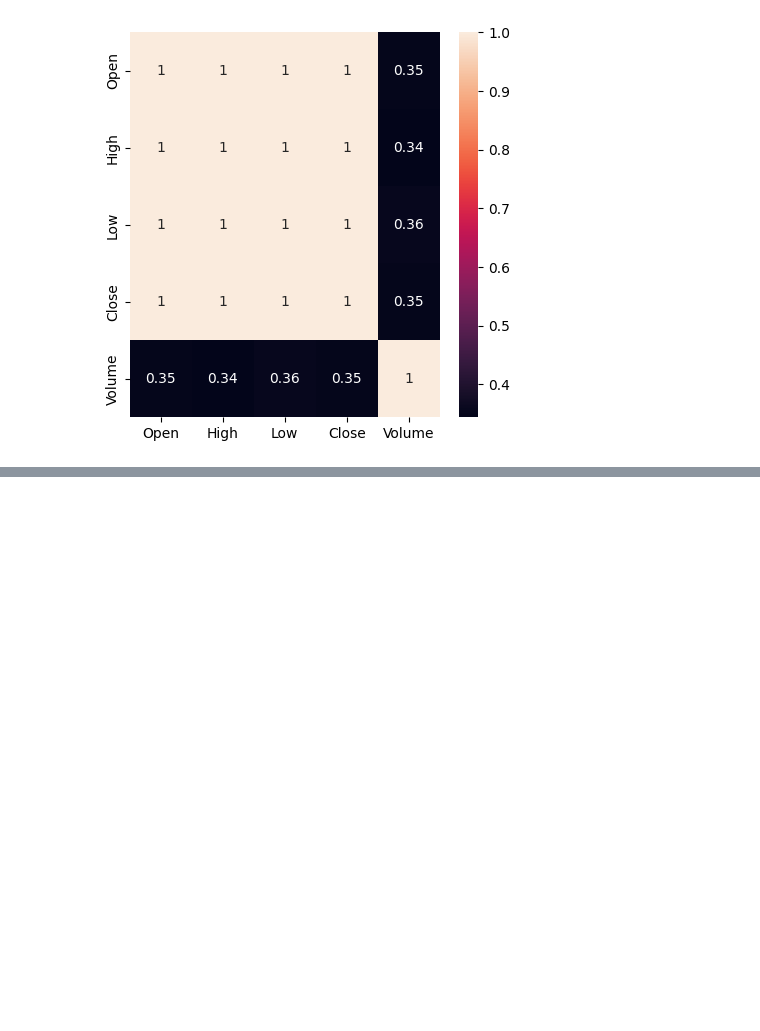
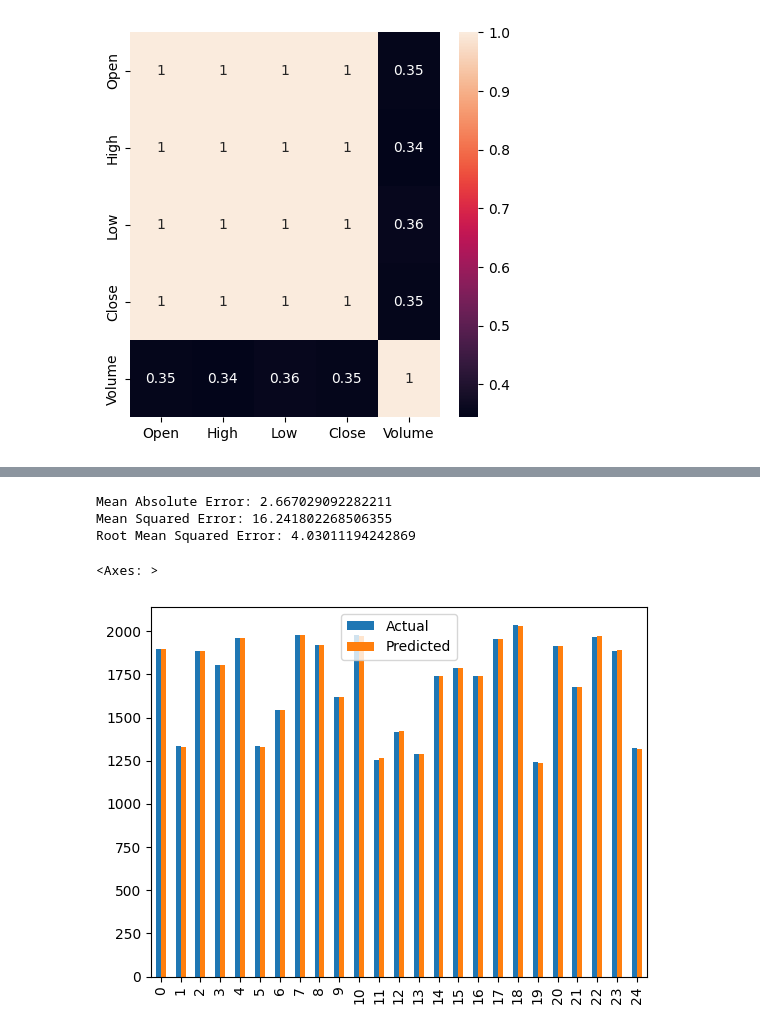
Before and after one commit to muhammad-eka/gold-forecasting-XAUUSD, a Jupyter notebook: Forex_XAUUSD_(GOLD_Prediction).ipynb, the cells around one changed output, grey strips where cells are left out. Drawn from its saved outputs; the diff is of its cells as text; code cells hidden in the pictures; blank space fills up the shorter version.

```diff
--- a/Forex_XAUUSD_(GOLD_Prediction).ipynb
+++ b/Forex_XAUUSD_(GOLD_Prediction).ipynb
@@ -194,0 +198,3 @@ x= data['']
+# %%
+regressor = LinearRegression()
+regressor.fit(x_train,y_train)
@@ -194,0 +211,2 @@ x= data['']
+# %%
+predicted = regressor.predict(x_test)
@@ -194,0 +223,2 @@ x= data['']
+# %%
+dataframe = pd.DataFrame({'Actual': y_test.flatten(), 'Predicted': predicted.flatten()})
@@ -194,0 +245,15 @@ x= data['']
+# %%
+print('Mean Absolute Error:', metrics.mean_absolute_error(y_test, predicted))
+print('Mean Squared Error:', metrics.mean_squared_error(y_test, predicted))
+print('Root Mean Squared Error:', math.sqrt(metrics.mean_squared_error(y_test,predicted)))
+# %% [output]
+Mean Absolute Error: 2.667029092282211
+Mean Squared Error: 16.241802268506355
+Root Mean Squared Error: 4.03011194242869
+# %%
+graph =dataframe.head(25)
+# %%
+graph.plot(kind='bar')
+# %% [output]
+<Axes: >
+[figure, added]
```
Also changed, not shown: parts of 11 cells of this notebook.
